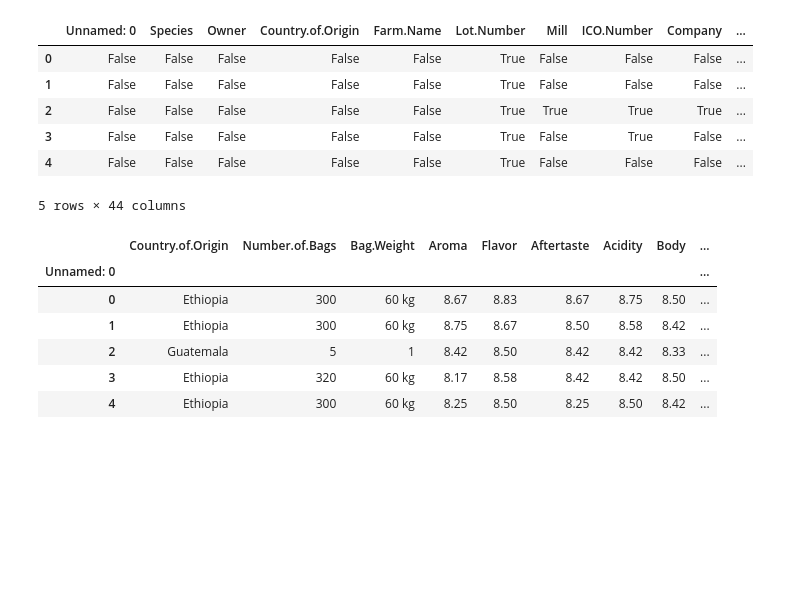
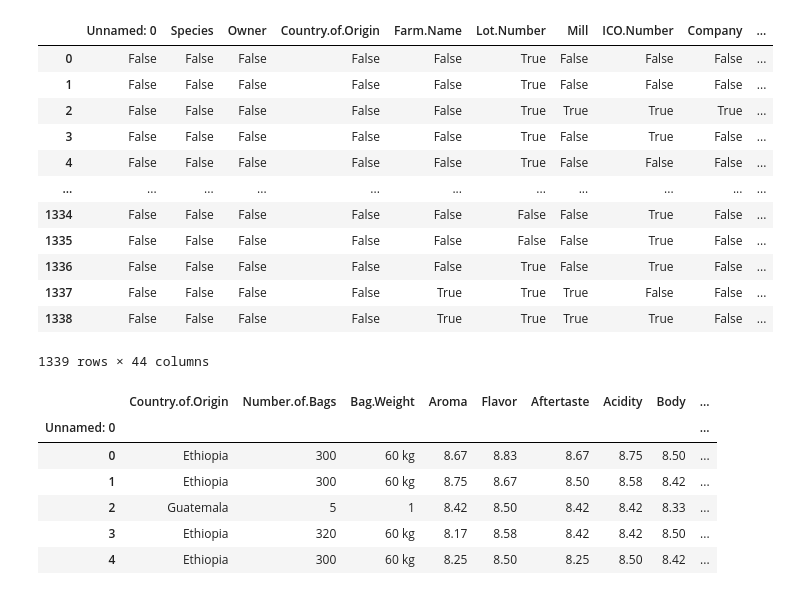
Before and after one commit to ghughes2001/GA-Final_Project, a Jupyter notebook: FINAL-Reading-Data.ipynb, the cells around one changed output. Cells and saved outputs as stored; diff of their text form; code cells hidden in the pictures; blank space fills up the shorter version.

```diff
--- a/FINAL-Reading-Data.ipynb
+++ b/FINAL-Reading-Data.ipynb
@@ -5,7 +5,6 @@ import pandas as pd
 # Function to read in data files
 def file_reading(data):
     file = pd.read_csv(f"{data}")
-
-    return file.head()
+    return file
 # %%
 coffee_data = file_reading("data/merged_data_cleaned.csv")
@@ -34,18 +44,24 @@ coffee_data.describe()
 # %%
 # Seeing if any information is missing
 def missing_data(file):
-    return file.isnull().head()
+    return file.isnull()
 
 missing_data(coffee_data)
 # some data is *NA*
 # %% [output]
 |  | Unnamed: 0 | Species | Owner | Country.of.Origin | Farm.Name | Lot.Number | Mill | ICO.Number | Company | ... |
 | 0 | False | False | False | False | False | True | False | False | False | ... |
 | 1 | False | False | False | False | False | True | False | False | False | ... |
 | 2 | False | False | False | False | False | True | True | True | True | ... |
 | 3 | False | False | False | False | False | True | False | True | False | ... |
 | 4 | False | False | False | False | False | True | False | False | False | ... |
+| ... | ... | ... | ... | ... | ... | ... | ... | ... | ... | ... |
+| 1334 | False | False | False | False | False | False | False | True | False | ... |
+| 1335 | False | False | False | False | False | False | False | True | False | ... |
+| 1336 | False | False | False | False | False | True | False | True | False | ... |
+| 1337 | False | False | False | False | True | True | True | False | False | ... |
+| 1338 | False | False | False | False | True | True | True | True | False | ... |
-5 rows × 44 columns
+1339 rows × 44 columns
 # %%
 # Removing the missing data if not important when I analyze
 coffee_data.drop("Lot.Number", axis = 1, inplace = True)
```
Also changed, not shown: parts of 8 cells of this notebook, 6 other files.
